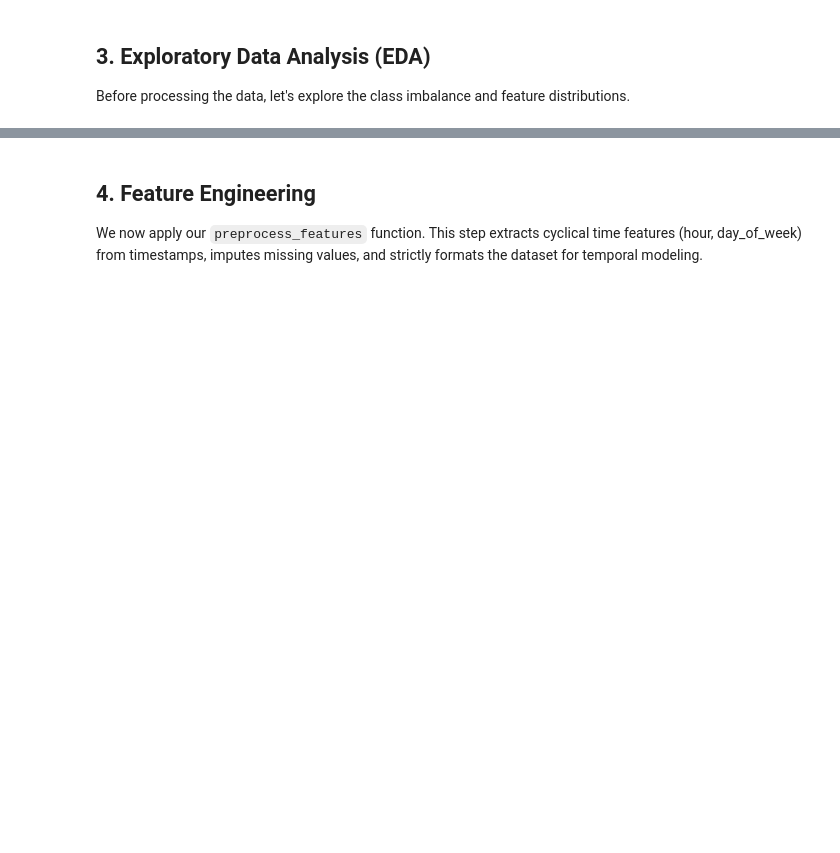
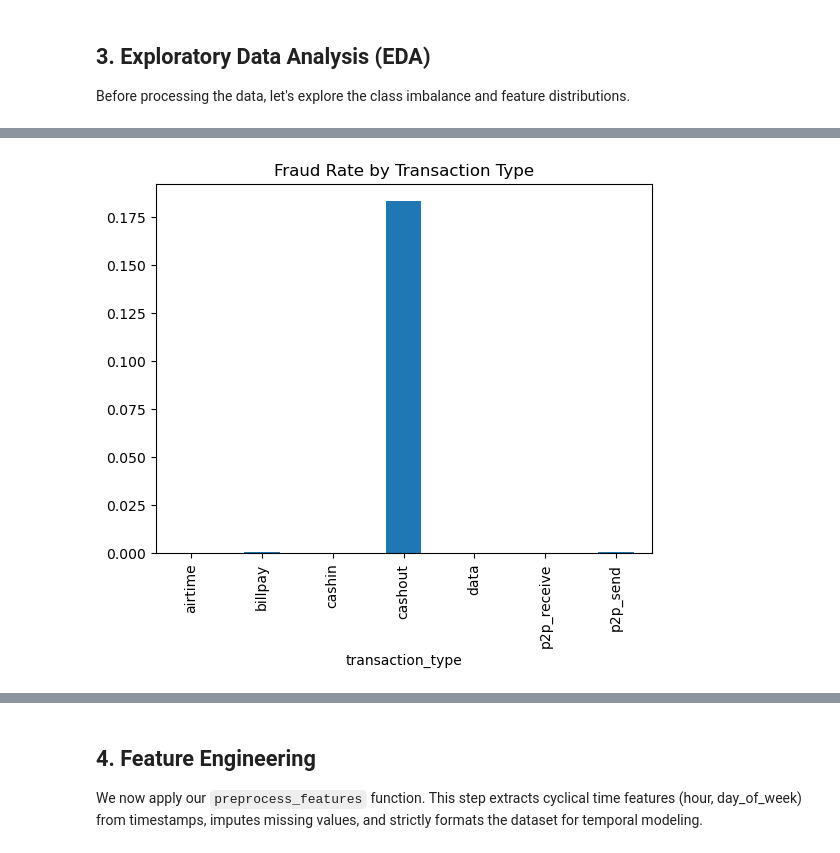
Before and after one commit to mahirdesai2004/fraud-detection-concept-drift-ml, a Jupyter notebook: notebooks/FINAL_DEMO.ipynb, the cells around one changed output, grey strips where cells are left out. Cells and saved outputs as stored; diff of their text form; code cells hidden in the pictures; blank space fills up the shorter version.

```diff
--- a/notebooks/FINAL_DEMO.ipynb
+++ b/notebooks/FINAL_DEMO.ipynb
@@ -49,0 +100,6 @@ plt.show()
+# %%
+raw_df.groupby('transaction_type')['fraud_flag'].mean().plot(kind='bar')
+plt.title("Fraud Rate by Transaction Type")
+plt.show()
+# %% [output]
+[figure, added]
```
Also changed, not shown: parts of 67 cells of this notebook, 9 other files.
